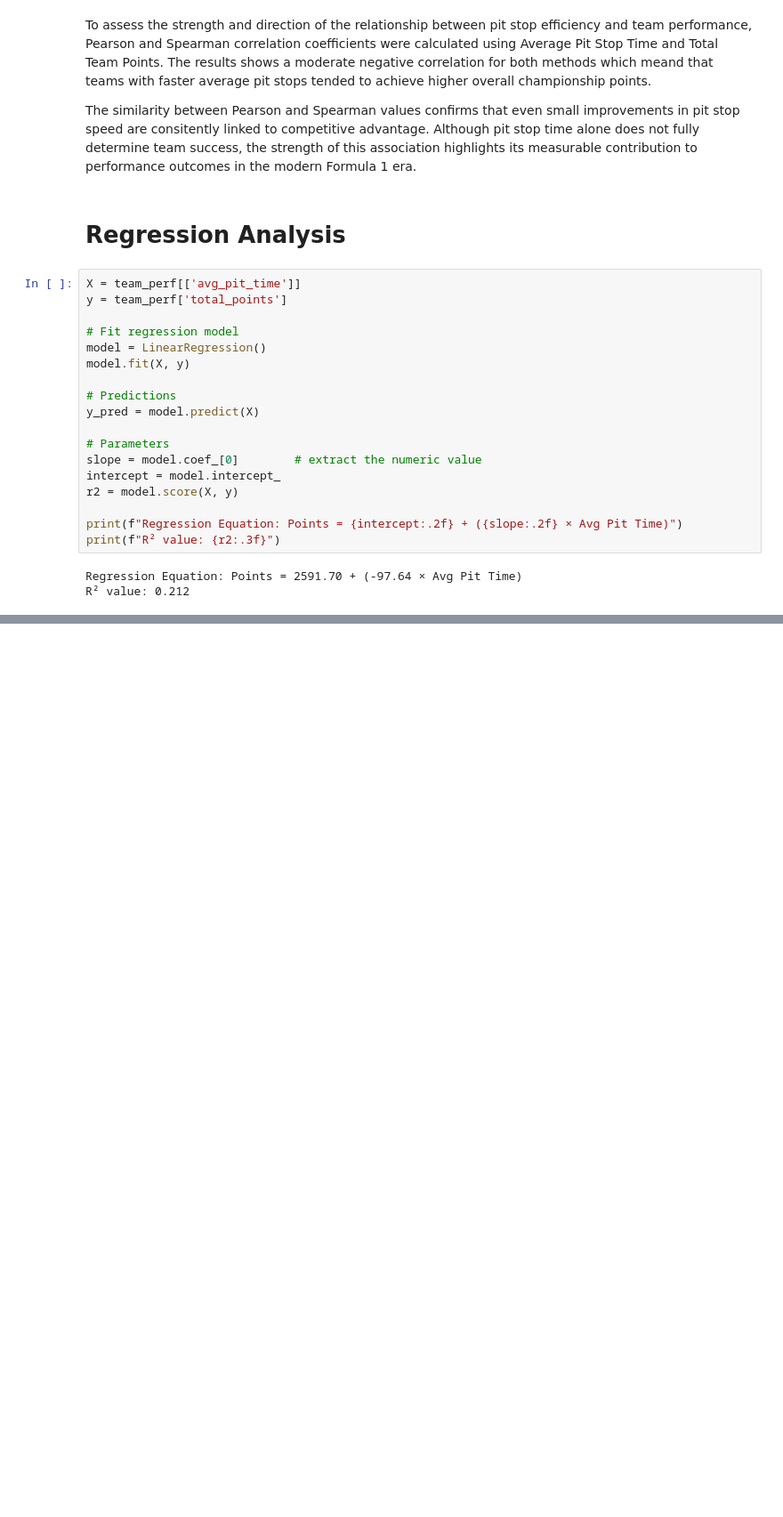
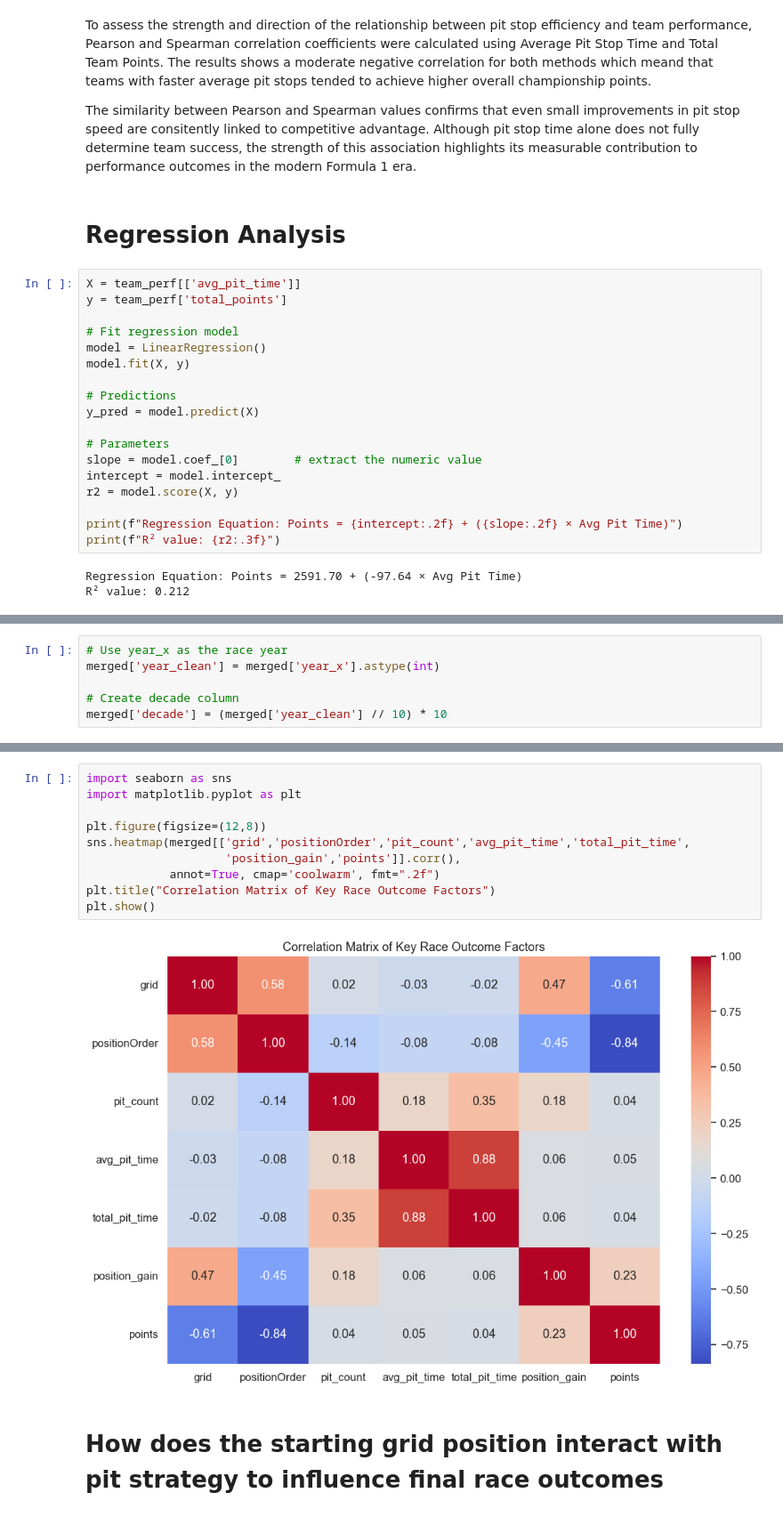
Before and after one commit to mahaejaz2699/Dissertation, a Jupyter notebook: data.ipynb, the cells around one changed output, grey strips where cells are left out. Shown at 89% size. Saved outputs shown, nothing was run; the diff lists cells and outputs as text; blank space fills up the shorter version.

```diff
--- a/data.ipynb
+++ b/data.ipynb
@@ -2443,0 +2423,6 @@ In contrast, circuits such as the Red Bull Ring, Autódromo do Algarve and Autó
+# %%
+# Use year_x as the race year
+merged['year_clean'] = merged['year_x'].astype(int)
+
+# Create decade column
+merged['decade'] = (merged['year_clean'] // 10) * 10
@@ -2443,0 +2443,14 @@ In contrast, circuits such as the Red Bull Ring, Autódromo do Algarve and Autó
+# %%
+import seaborn as sns
+import matplotlib.pyplot as plt
+
+plt.figure(figsize=(12,8))
+sns.heatmap(merged[['grid','positionOrder','pit_count','avg_pit_time','total_pit_time',
+                    'position_gain','points']].corr(),
+            annot=True, cmap='coolwarm', fmt=".2f")
+plt.title("Correlation Matrix of Key Race Outcome Factors")
+plt.show()
+# %% [output]
+[figure, added]
+# %% [markdown]
+# How does the starting grid position interact with pit strategy to influence final race outcomes
```
Also changed, not shown: parts of 91 cells of this notebook, 1 other file.
